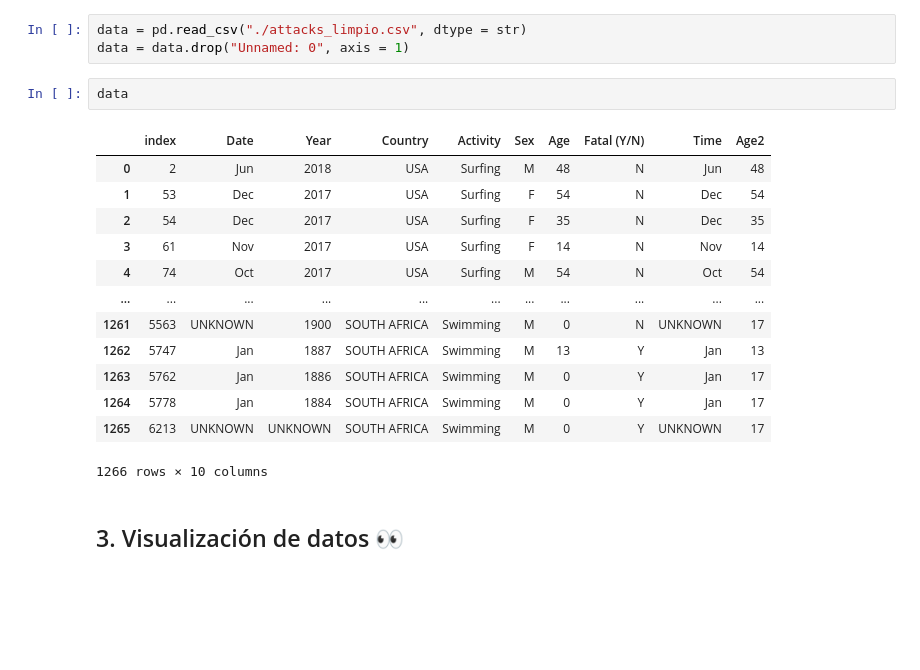
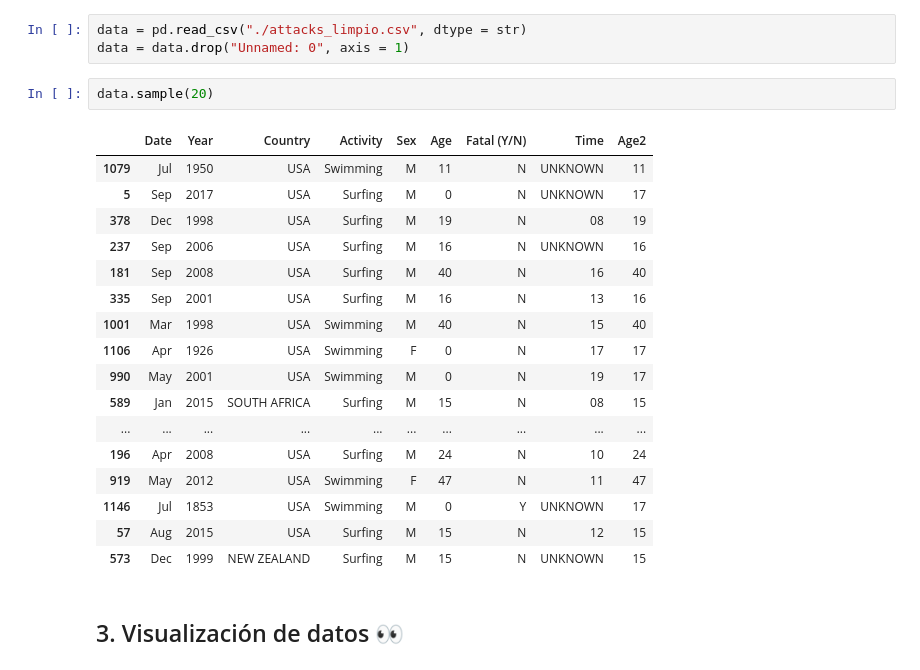
Before and after one commit to olaya-marques/p1-shark-attack, a Jupyter notebook: 2. Data_Visualization.ipynb, the cells around one changed output. Cells and saved outputs as stored; diff of their text form; blank space fills up the shorter version.

```diff
--- a/2. Data_Visualization.ipynb
+++ b/2. Data_Visualization.ipynb
@@ -31,21 +31,25 @@ Otras funciones
 data = pd.read_csv("./attacks_limpio.csv", dtype = str)
 data = data.drop("Unnamed: 0", axis = 1)
 # %%
-data
+data.sample(20)
 # %% [output]
-|  | index | Date | Year | Country | Activity | Sex | Age | Fatal (Y/N) | Time | Age2 |
-| 0 | 2 | Jun | 2018 | USA | Surfing | M | 48 | N | Jun | 48 |
-| 1 | 53 | Dec | 2017 | USA | Surfing | F | 54 | N | Dec | 54 |
-| 2 | 54 | Dec | 2017 | USA | Surfing | F | 35 | N | Dec | 35 |
-| 3 | 61 | Nov | 2017 | USA | Surfing | F | 14 | N | Nov | 14 |
-| 4 | 74 | Oct | 2017 | USA | Surfing | M | 54 | N | Oct | 54 |
-| ... | ... | ... | ... | ... | ... | ... | ... | ... | ... | ... |
-| 1261 | 5563 | UNKNOWN | 1900 | SOUTH AFRICA | Swimming | M | 0 | N | UNKNOWN | 17 |
-| 1262 | 5747 | Jan | 1887 | SOUTH AFRICA | Swimming | M | 13 | Y | Jan | 13 |
-| 1263 | 5762 | Jan | 1886 | SOUTH AFRICA | Swimming | M | 0 | Y | Jan | 17 |
-| 1264 | 5778 | Jan | 1884 | SOUTH AFRICA | Swimming | M | 0 | Y | Jan | 17 |
-| 1265 | 6213 | UNKNOWN | UNKNOWN | SOUTH AFRICA | Swimming | M | 0 | Y | UNKNOWN | 17 |
+|  | Date | Year | Country | Activity | Sex | Age | Fatal (Y/N) | Time | Age2 |
+| 1079 | Jul | 1950 | USA | Swimming | M | 11 | N | UNKNOWN | 11 |
+| 5 | Sep | 2017 | USA | Surfing | M | 0 | N | UNKNOWN | 17 |
+| 378 | Dec | 1998 | USA | Surfing | M | 19 | N | 08 | 19 |
+| 237 | Sep | 2006 | USA | Surfing | M | 16 | N | UNKNOWN | 16 |
+| 181 | Sep | 2008 | USA | Surfing | M | 40 | N | 16 | 40 |
+| 335 | Sep | 2001 | USA | Surfing | M | 16 | N | 13 | 16 |
+| 1001 | Mar | 1998 | USA | Swimming | M | 40 | N | 15 | 40 |
+| 1106 | Apr | 1926 | USA | Swimming | F | 0 | N | 17 | 17 |
+| 990 | May | 2001 | USA | Swimming | M | 0 | N | 19 | 17 |
+| 589 | Jan | 2015 | SOUTH AFRICA | Surfing | M | 15 | N | 08 | 15 |
+| ... | ... | ... | ... | ... | ... | ... | ... | ... | ... |
+| 196 | Apr | 2008 | USA | Surfing | M | 24 | N | 10 | 24 |
+| 919 | May | 2012 | USA | Swimming | F | 47 | N | 11 | 47 |
+| 1146 | Jul | 1853 | USA | Swimming | M | 0 | Y | UNKNOWN | 17 |
+| 57 | Aug | 2015 | USA | Surfing | M | 15 | N | 12 | 15 |
+| 573 | Dec | 1999 | NEW ZEALAND | Surfing | M | 15 | N | UNKNOWN | 15 |
-1266 rows × 10 columns
 # %% [markdown]
 ## 3. Visualización de datos 👀
 # %% [markdown]
```
Also changed, not shown: parts of 6 cells of this notebook.
